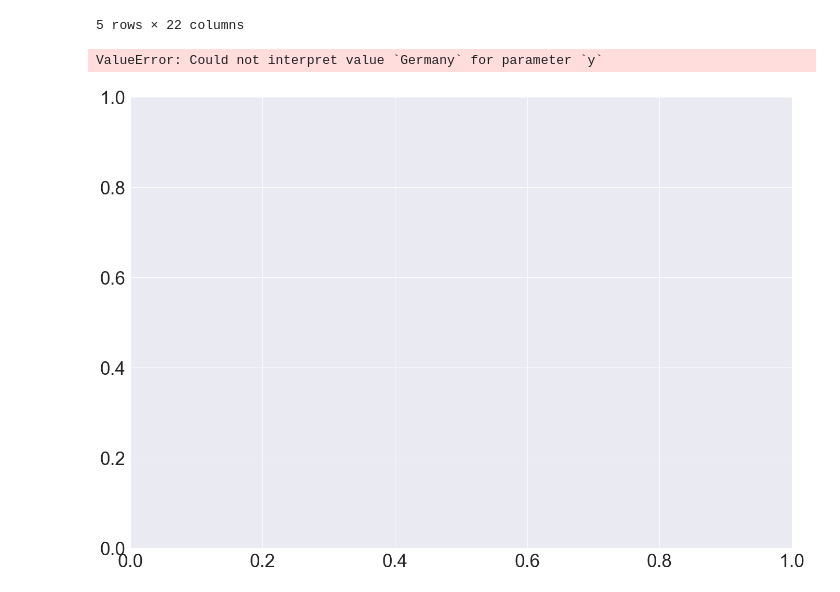
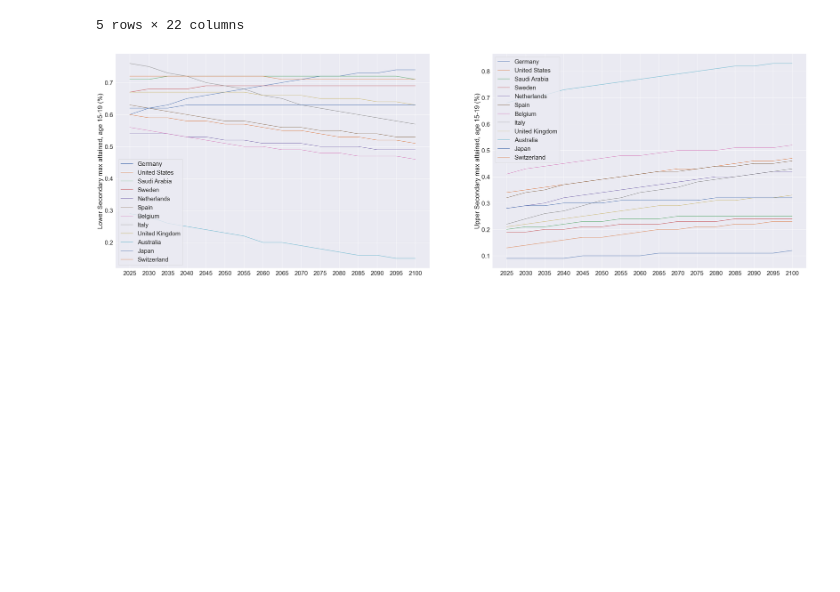
Before and after one commit to Azimoj/EdState-, a Jupyter notebook: P2.ipynb, the cells around one changed output. Cells and saved outputs as stored; diff of their text form; code cells hidden in the pictures; blank space fills up the shorter version.

```diff
--- a/P2.ipynb
+++ b/P2.ipynb
@@ -959,9 +961,7 @@ indicators_to_keep = ['PRJ.ATT.1519.2.MF']
 data_proj_l_s= data_proj_sample[data_proj_sample['Indicator Code'].isin(indicators_to_keep)]
 # %%
 Countries_to_keep = ['Germany', 'United States', 'Saudi Arabia', 'Sweden', 'Netherlands', 'Spain',
-                     'Belgium', 'Italy', 'United Kingdom', 'Australia', 'Japan', 'Switzerland',
-                     'Austria', 'Hong Kong SAR, China', 'Canada', 'France', 'Israel', 'Chile',
-                     'Poland', 'Czech Republic', 'Portugal', 'Greece']
+                     'Belgium', 'Italy', 'United Kingdom', 'Australia', 'Japan', 'Switzerland']
 data_proj_l_s = data_proj_l_s[data_proj_l_s['Country Name'].isin(Countries_to_keep)]
 
 data_proj_l_s = data_proj_l_s.drop(['Indicator Code', 'Country Code', 'Indicator Name', 'Region',
@@ -1003,23 +1004,22 @@ data_proj_u_s.head()
 | 2045 | 0.74 | 0.26 | 0.46 | 0.75 | 0.53 | 0.51 | 0.63 | 0.10 | 0.56 | ... |
 5 rows × 22 columns
 # %%
-sns.set(font_scale=3.2)
+sns.set(font_scale=2.2)
 plt.figure(figsize=(50,35))
 plt.subplot(2,2,1)
 for country in Countries_to_keep:
     sns.lineplot(data=data_proj_l_s,
                  x=data_proj_l_s.index,
                  y=country,
                  label=country)
 plt.ylabel('Lower Secondary max attained, age 15-19 (%)');
 
 plt.subplot(2,2,2)
 for country in Countries_to_keep:
     sns.lineplot(data=data_proj_u_s,
                  x=data_proj_u_s.index,
                  y=country,
                  label=country)
 plt.ylabel('Upper Secondary max attained, age 15-19 (%)');
 # %% [output]
-ValueError: Could not interpret value `Germany` for parameter `y`
-[figure, old version]
+[figure, new version]
```
Also changed, not shown: parts of 3 cells of this notebook.
